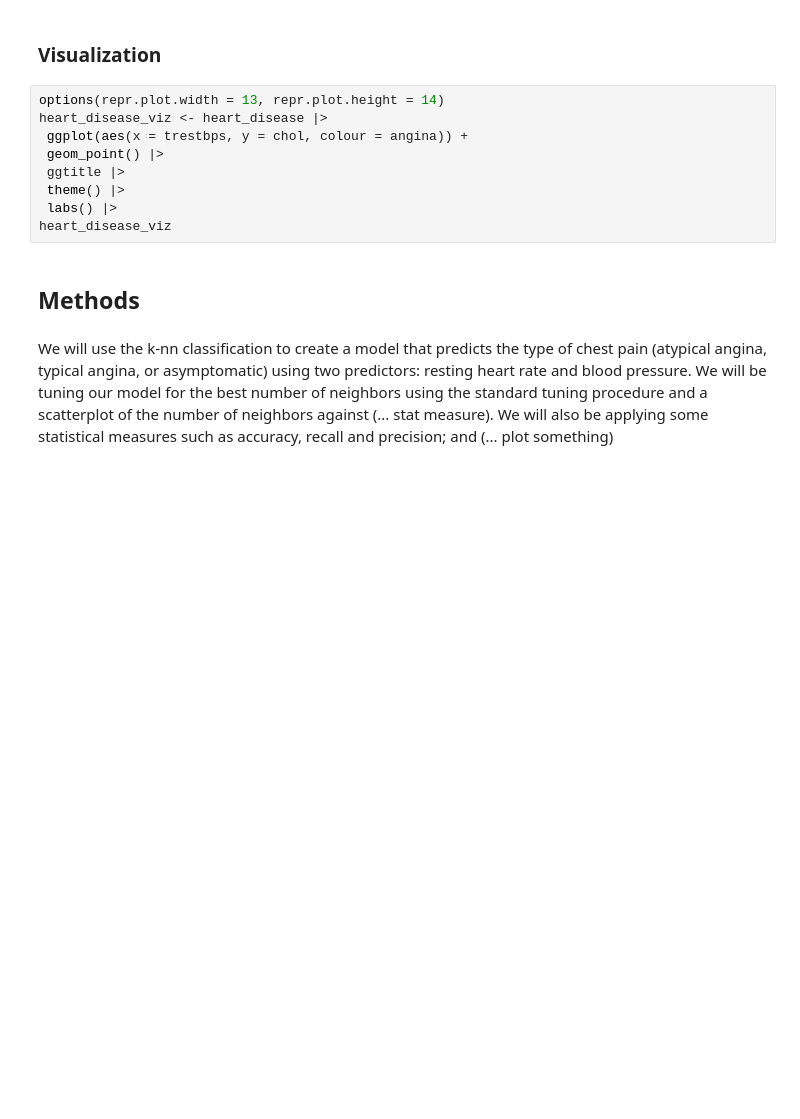
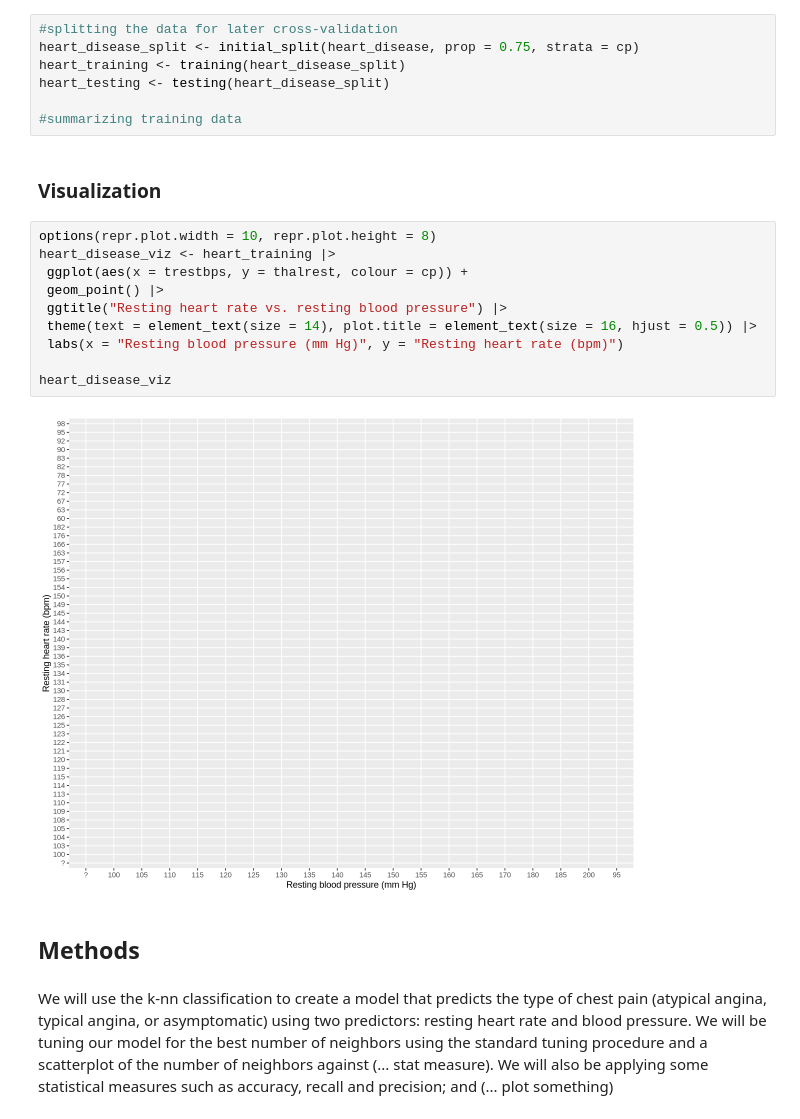
Before and after one commit to andreaschildh/project_proposal, a Jupyter notebook: heart_disease_gproject.ipynb, the cells around one changed output. Drawn from its saved outputs; the diff is of its cells as text; blank space fills up the shorter version.

```diff
--- a/heart_disease_gproject.ipynb
+++ b/heart_disease_gproject.ipynb
@@ -79,16 +77,26 @@ A tibble: 106 × 14
 # %% [markdown]
 ### Summarizing data
+# %%
+#splitting the data for later cross-validation
+heart_disease_split <- initial_split(heart_disease, prop = 0.75, strata = cp)
+heart_training <- training(heart_disease_split)
+heart_testing <- testing(heart_disease_split)
+
+#summarizing training data
 # %% [markdown]
 ### Visualization
 # %%
-options(repr.plot.width = 13, repr.plot.height = 14)
-heart_disease_viz <- heart_disease |>
- ggplot(aes(x = trestbps, y = chol, colour = angina)) +
+options(repr.plot.width = 10, repr.plot.height = 8)
+heart_disease_viz <- heart_training |>
+ ggplot(aes(x = trestbps, y = thalrest, colour = cp)) +
  geom_point() |>
- ggtitle |>
- theme() |>
- labs() |>
+ ggtitle("Resting heart rate vs. resting blood pressure") |>
+ theme(text = element_text(size = 14), plot.title = element_text(size = 16, hjust = 0.5)) |>
+ labs(x = "Resting blood pressure (mm Hg)", y = "Resting heart rate (bpm)")
+
 heart_disease_viz
+# %% [output]
+[figure, added]
 # %% [markdown]
 ## Methods
 # %% [markdown]
```
Also changed, not shown: parts of 4 cells of this notebook.
